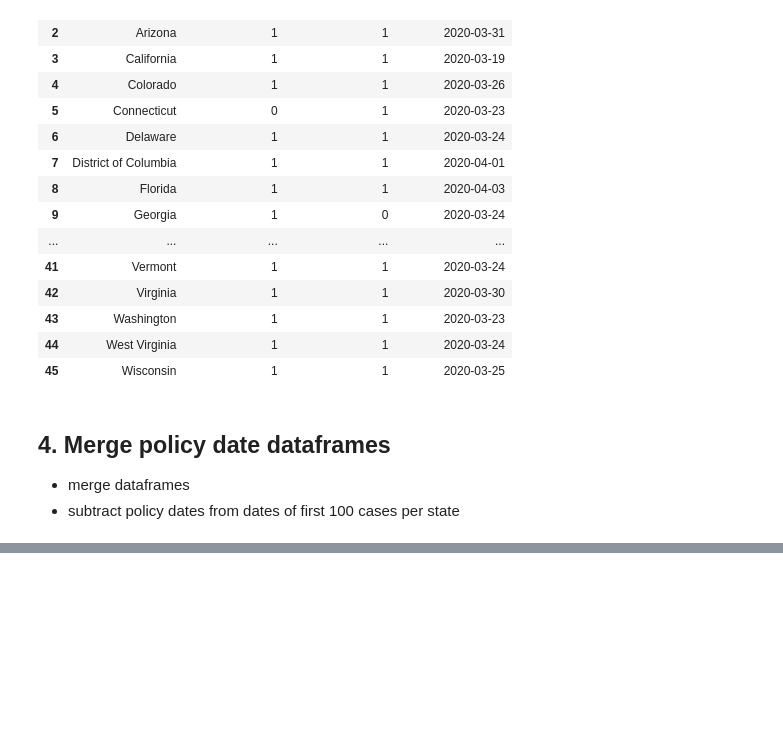
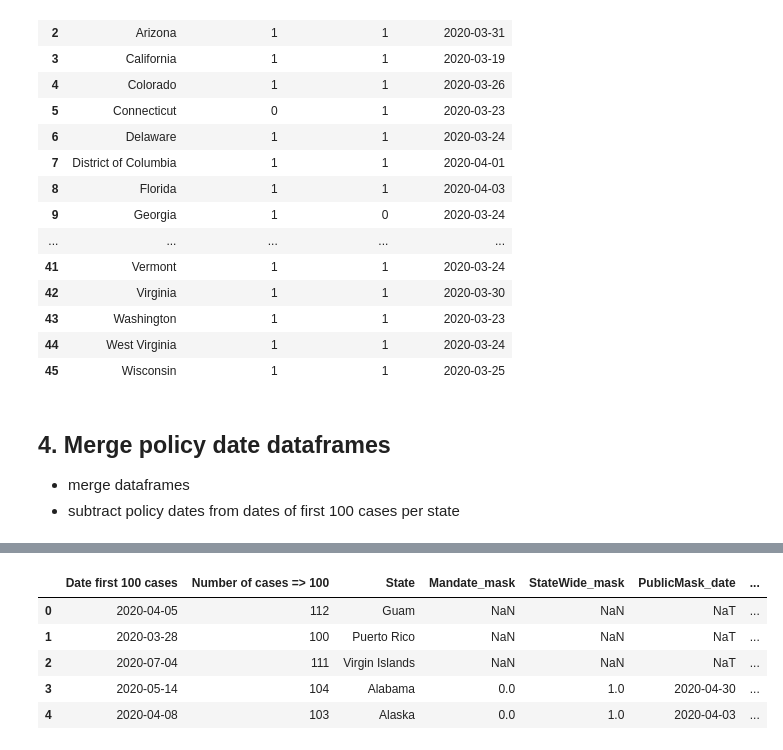
Before and after one commit to JMiguelFernandes/Project-5---Coronavirus, a Jupyter notebook: Dates of first 100 cases and policies.ipynb, the cells around one changed output, grey strips where cells are left out. Cells and saved outputs as stored; diff of their text form; code cells hidden in the pictures; blank space fills up the shorter version.

```diff
--- a/Dates of first 100 cases and policies.ipynb
+++ b/Dates of first 100 cases and policies.ipynb
@@ -195,0 +237,19 @@ df_public_mask.merge(df_stay_home, how="outer")
+# %%
+df_final["Date first 100 cases"] = pd.to_datetime(df_final["Date first 100 cases"])
+# %%
+df_final = df_final.assign(StayAtHome_Delta = pd.to_timedelta(np.where(df_final["StayAtHome_date"].notna(),
+                                                        df_final["StayAtHome_date"] - df_final["Date first 100 cases"],
+                                                        pd.NA)))
+# %%
+df_final = df_final.assign(PublicMask_Delta = pd.to_timedelta(np.where(df_final["StayAtHome_date"].notna(),
+                         df_final["PublicMask_date"] - df_final["Date first 100 cases"],
+                         pd.NA)))
+# %%
+df_final.head()
+# %% [output]
+|  | Date first 100 cases | Number of cases => 100 | State | Mandate_mask | StateWide_mask | PublicMask_date | ... |
+| 0 | 2020-04-05 | 112 | Guam | NaN | NaN | NaT | ... |
+| 1 | 2020-03-28 | 100 | Puerto Rico | NaN | NaN | NaT | ... |
+| 2 | 2020-07-04 | 111 | Virgin Islands | NaN | NaN | NaT | ... |
+| 3 | 2020-05-14 | 104 | Alabama | 0.0 | 1.0 | 2020-04-30 | ... |
+| 4 | 2020-04-08 | 103 | Alaska | 0.0 | 1.0 | 2020-04-03 | ... |
```
Also changed, not shown: parts of 6 cells of this notebook, 4 other files.
